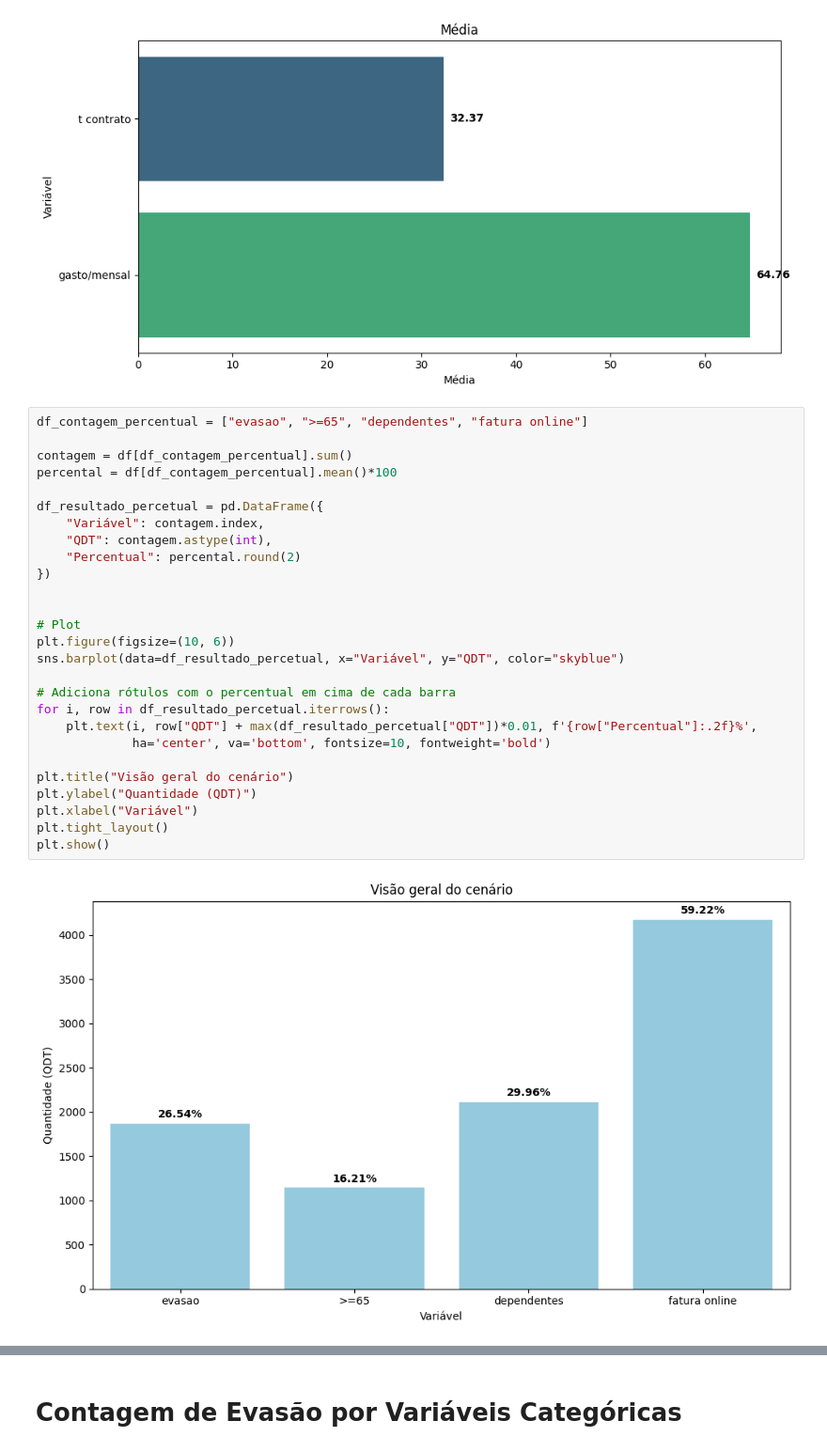
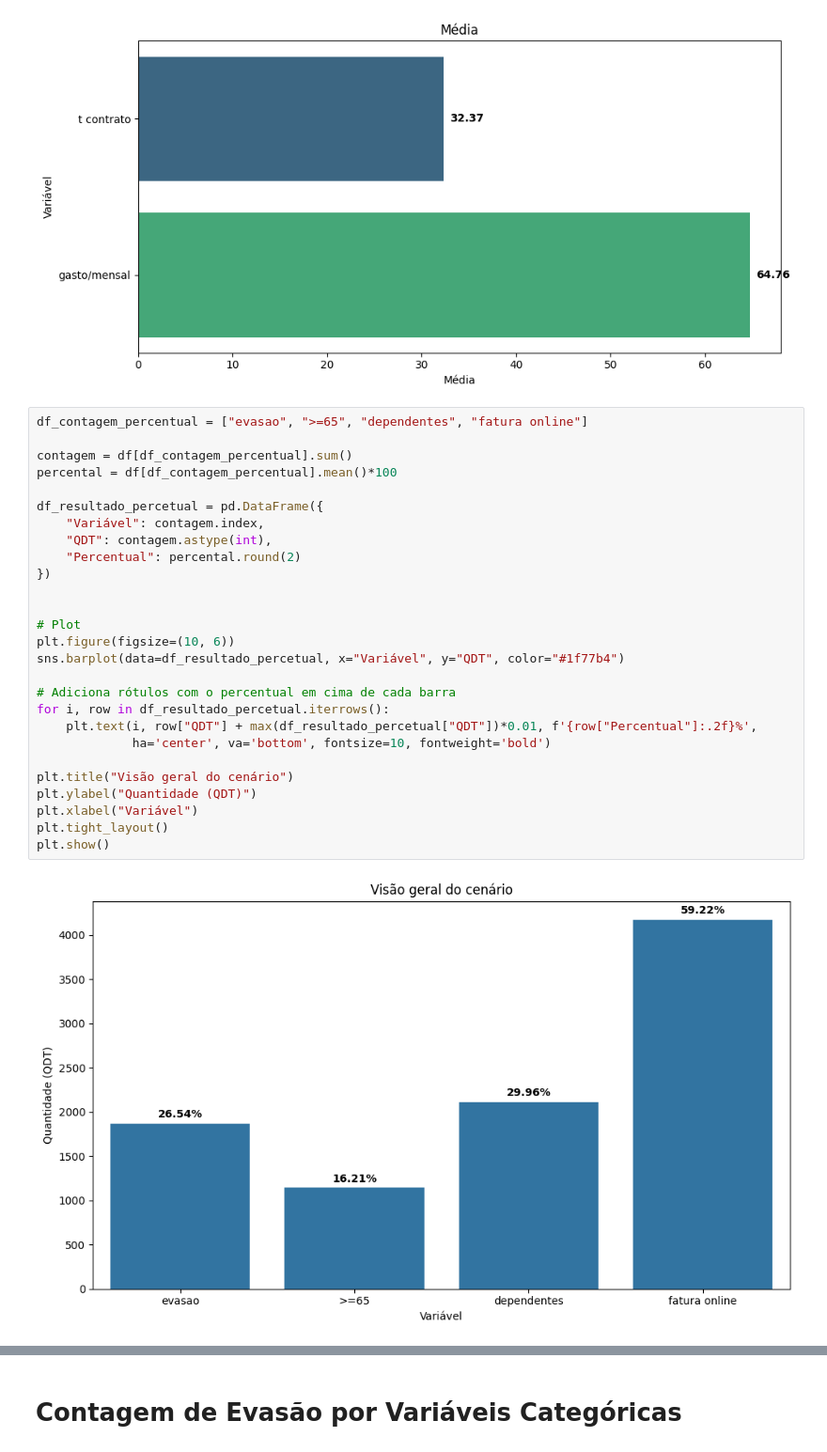
Before and after one commit to DuillesAD/Challenge-Telecon-X-analise-de-dados, a Jupyter notebook: Challenge_Telecon_X_analise_de_dados.ipynb, the cells around one changed output, grey strips where cells are left out. Shown at 94% size. Saved outputs shown, nothing was run; the diff lists cells and outputs as text.

```diff
--- a/Challenge_Telecon_X_analise_de_dados.ipynb
+++ b/Challenge_Telecon_X_analise_de_dados.ipynb
@@ -217,29 +222,29 @@ Passing `palette` without assigning `hue` is deprecated and will be removed in v
 # %%
 df_contagem_percentual = ["evasao", ">=65", "dependentes", "fatura online"]
 
 contagem = df[df_contagem_percentual].sum()
 percental = df[df_contagem_percentual].mean()*100
 
 df_resultado_percetual = pd.DataFrame({
     "Variável": contagem.index,
     "QDT": contagem.astype(int),
     "Percentual": percental.round(2)
 })
 
 
 # Plot
 plt.figure(figsize=(10, 6))
-sns.barplot(data=df_resultado_percetual, x="Variável", y="QDT", color="skyblue")
+sns.barplot(data=df_resultado_percetual, x="Variável", y="QDT", color="#1f77b4")
 
 # Adiciona rótulos com o percentual em cima de cada barra
 for i, row in df_resultado_percetual.iterrows():
     plt.text(i, row["QDT"] + max(df_resultado_percetual["QDT"])*0.01, f'{row["Percentual"]:.2f}%',
              ha='center', va='bottom', fontsize=10, fontweight='bold')
 
 plt.title("Visão geral do cenário")
 plt.ylabel("Quantidade (QDT)")
 plt.xlabel("Variável")
 plt.tight_layout()
 plt.show()
 # %% [output]
-[figure, old version]
+[figure, new version]
```
Also changed, not shown: parts of 4 cells of this notebook.
